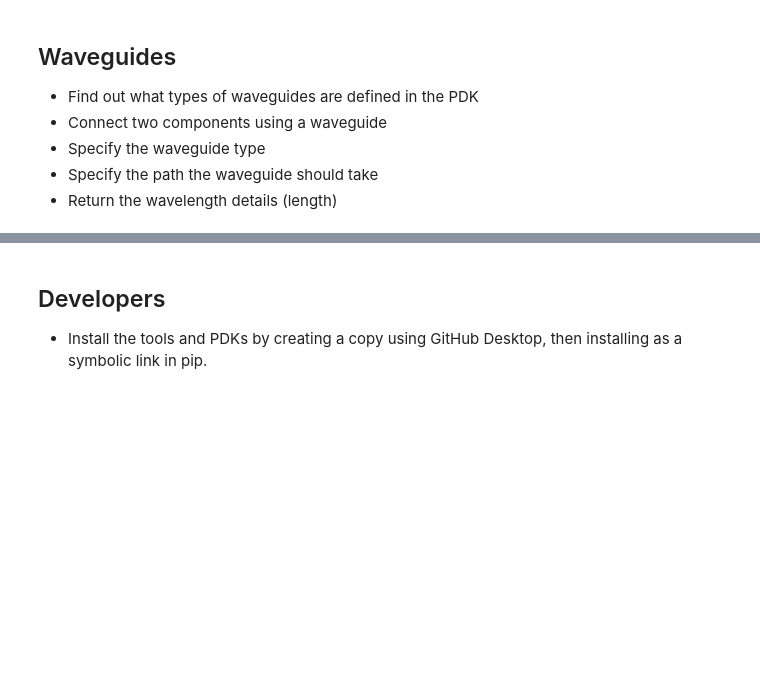
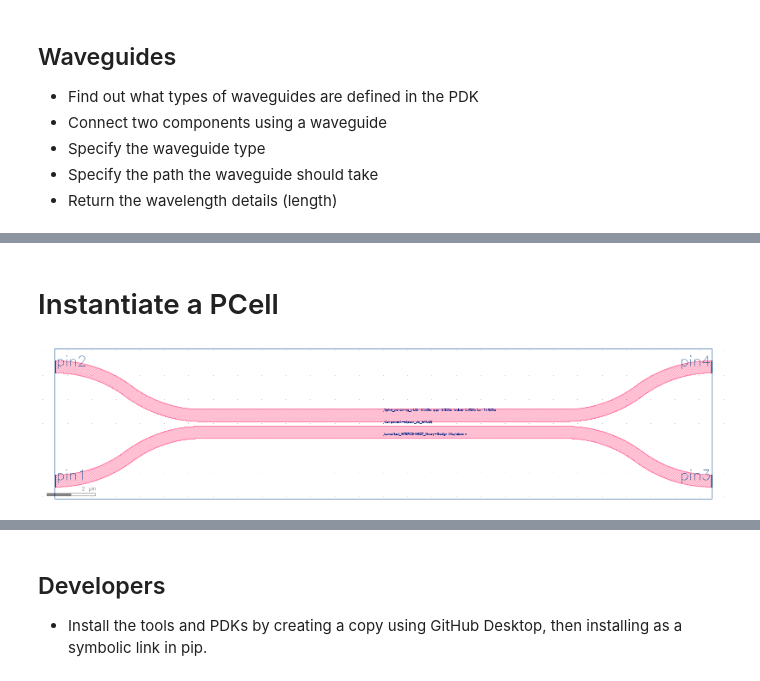
Before and after one commit to SiEPIC/SiEPIC-Tools, a Jupyter notebook: Documentation/KLayout-SiEPIC-Tools Python Programming.ipynb, the cells around one changed output, grey strips where cells are left out. Drawn from its saved outputs; the diff is of its cells as text; code cells hidden in the pictures; blank space fills up the shorter version.

```diff
--- a/Documentation/KLayout-SiEPIC-Tools Python Programming.ipynb
+++ b/Documentation/KLayout-SiEPIC-Tools Python Programming.ipynb
@@ -158,0 +158,14 @@ Message from klive: {"version": "0.2.2", "type": "open", "file": "/var/folders/2
+# %% [markdown]
+# Instantiate a PCell
+# %%
+tech_name, top_cell_name = 'EBeam', 'Top'
+topcell, ly = new_layout(tech_name, top_cell_name, GUI=True, overwrite = True)
+
+cell = ly.create_cell('ebeam_dc_te1550', 'EBeam',
+                       {'Lc':15})  # set the coupler length
+t = pya.Trans(pya.Trans.R0, 100e3,130e3)
+inst_dc = topcell.insert(pya.CellInstArray(cell.cell_index(), t))
+
+topcell.plot() # in the browser
+# %% [output]
+[figure, added]
```
Also changed, not shown: parts of 6 cells of this notebook.
